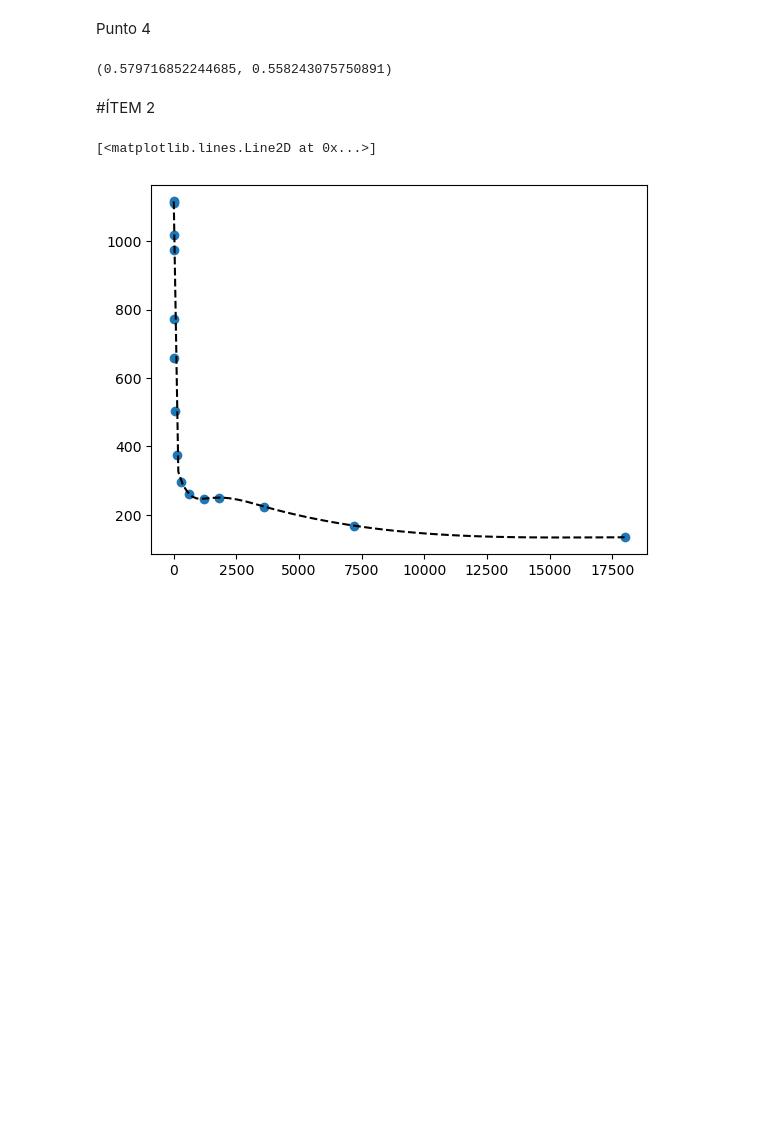
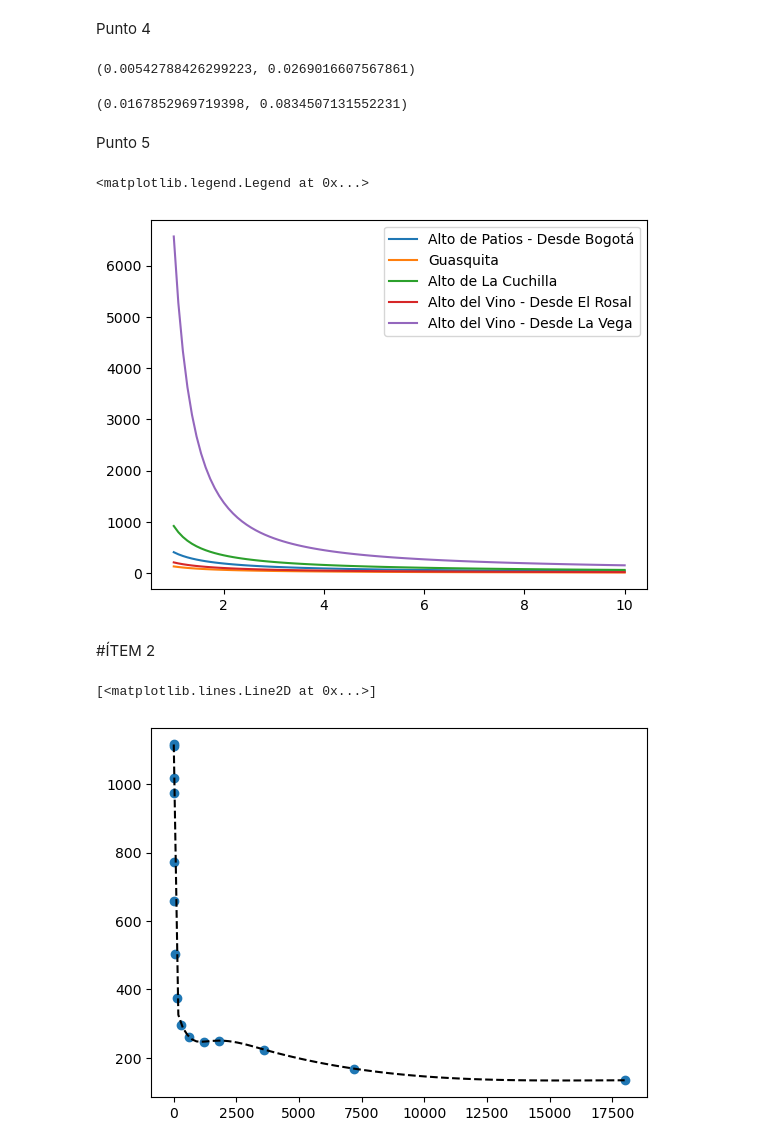
Before and after one commit to QuantumPower4/JuanGuzman-JhonAlex-HerraCompu-202302, a Jupyter notebook: Proyecto/Proyecto_JuanGuzman_JhonMontealegre.ipynb, the cells around one changed output. Cells and saved outputs as stored; diff of their text form; code cells hidden in the pictures; blank space fills up the shorter version.

```diff
--- a/Proyecto/Proyecto_JuanGuzman_JhonMontealegre.ipynb
+++ b/Proyecto/Proyecto_JuanGuzman_JhonMontealegre.ipynb
@@ -86,9 +86,12 @@ Pleggs_new2_primera_grafica = poly_form.subs([[C_rr,0.005],[V_hw,0],[AC_d,0.35],
                                               [rho,1.225],[W,78.5],[g,9.77],[V_gs,x/t],[G,pendiente_1]])
 Pleggs_new2_primera_grafica = Pleggs_new2_primera_grafica.subs(x,distancia_1)
 # %%
-tiempo1_237W_new1 = sym.solve(sym.Eq(Pleggs_new1_primera_grafica,237),t)[0]
-tiempo2_237W_new2 = sym.solve(sym.Eq(Pleggs_new2_primera_grafica,237),t)[0]
+tiempo1_237W_primera_grafica = sym.solve(sym.Eq(Pleggs_new1_primera_grafica,237),t)[0]
+tiempo2_237W_primera_grafica = sym.solve(sym.Eq(Pleggs_new2_primera_grafica,237),t)[0]
 
-tiempo1_237W_new1, tiempo2_237W_new2
+tiempo_ganado1_primera_grafica = tiempo_237W_primera_grafica - tiempo1_237W_primera_grafica
+tiempo_ganado2_primera_grafica = tiempo_237W_primera_grafica - tiempo2_237W_primera_grafica
+
+tiempo_ganado1_primera_grafica, tiempo_ganado2_primera_grafica
 # %% [output]
-(0.579716852244685, 0.558243075750891)
+(0.00542788426299223, 0.0269016607567861)
@@ -95,3 +107,34 @@ tiempo1_237W_new1, tiempo2_237W_new2
+# %%
+tiempo1_237W_segunda_grafica = sym.solve(sym.Eq(Pleggs_new1_segunda_grafica,237),t)[0]
+tiempo2_237W_segunda_grafica = sym.solve(sym.Eq(Pleggs_new2_segunda_grafica,237),t)[0]
+
+tiempo_ganado1_segunda_grafica = tiempo_237W_segunda_grafica - tiempo1_237W_segunda_grafica
+tiempo_ganado2_segunda_grafica = tiempo_237W_segunda_grafica - tiempo2_237W_segunda_grafica
+
+tiempo_ganado1_segunda_grafica, tiempo_ganado2_segunda_grafica
+# %% [output]
+(0.0167852969719398, 0.0834507131552231)
+# %% [markdown]
+Punto 5
+# %%
+for i in range(5):
+    conjunto = puertos.loc[puertos["Primera gráfica\nÚltimo dígito 1er estudiante"]==i].reset_index()
+
+    pendiente = conjunto["Pendiente promedio [%]"][0]
+    distancia = conjunto["Distancia [km]"][0]
+    tiempo = conjunto["Mejor tiempo registrado en Strava [min]"][0]*60
+
+    Pleggs_ = Pleggs.subs([[G,pendiente],[V_gs,x/t]])
+    Pleggs_ = Pleggs_.subs(x,distancia)
+
+    func_save = sym.lambdify(t,Pleggs_)
+
+    plt.plot(tiempos,func_save(tiempos),label="{0}".format(conjunto["Nombre del puerto"][0]))
+
+plt.legend()
+# %% [output]
+<matplotlib.legend.Legend at 0x...>
+[figure, added]
 # %% [markdown]
 #ÍTEM 2
 # %%
```
Also changed, not shown: parts of 5 cells of this notebook.
